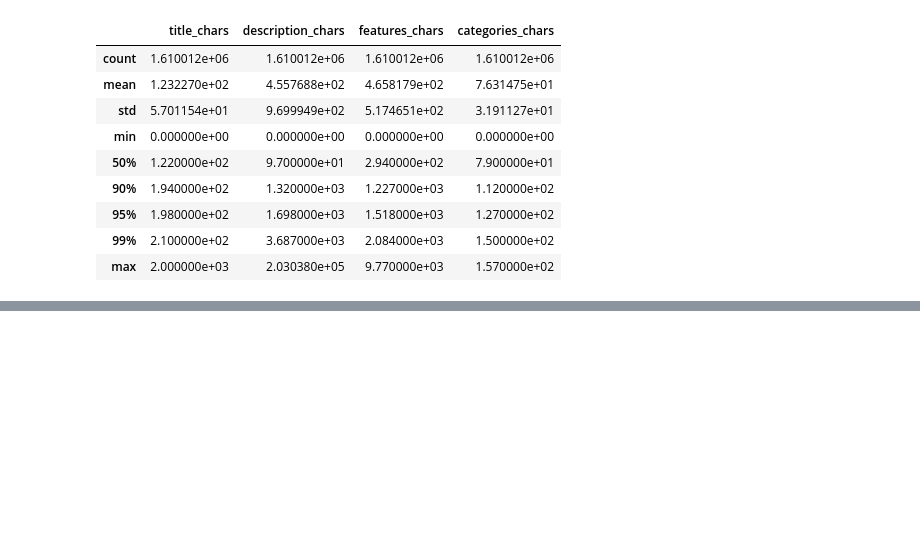
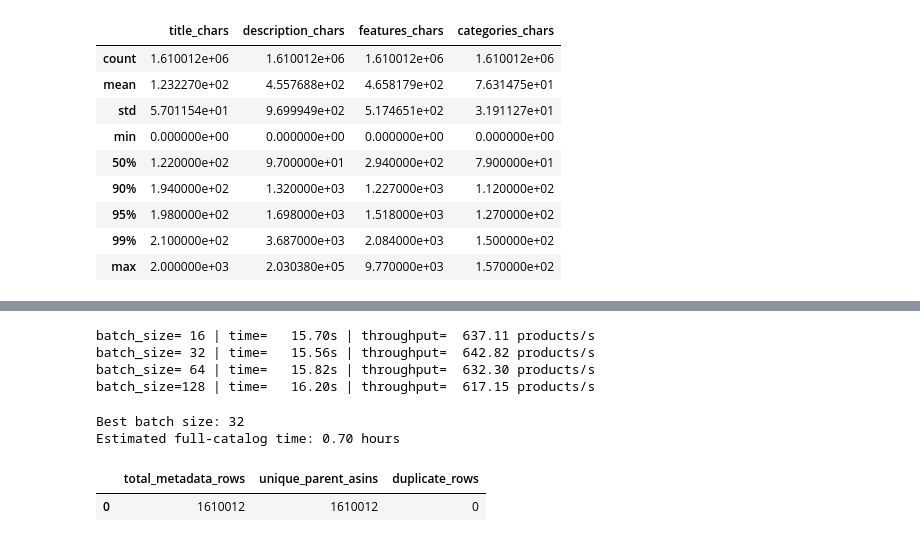
Before and after one commit to sr-ntr/cold-start-recommender, a Jupyter notebook: notebooks/03_preprocessing_feature_engineering.ipynb, the cells around one changed output, grey strips where cells are left out. Drawn from its saved outputs; the diff is of its cells as text; code cells hidden in the pictures; blank space fills up the shorter version.

```diff
--- a/notebooks/03_preprocessing_feature_engineering.ipynb
+++ b/notebooks/03_preprocessing_feature_engineering.ipynb
@@ -215,0 +568,79 @@ text_lengths.describe(percentiles=[0.5, 0.9, 0.95, 0.99])
+# %%
+import time
+
+batch_sizes = [16, 32, 64, 128]
+
+benchmark_results = []
+
+for batch_size in batch_sizes:
+    start_time = time.perf_counter()
+
+    embeddings = model.encode(
+        benchmark_texts,
+        batch_size=batch_size,
+        convert_to_numpy=True,
+        normalize_embeddings=True,
+        show_progress_bar=False,
+    )
+
+    elapsed = time.perf_counter() - start_time
+
+    throughput = len(benchmark_texts) / elapsed
+
+    benchmark_results.append({
+        "batch_size": batch_size,
+        "elapsed_seconds": elapsed,
+        "products_per_second": throughput,
+    })
+
+    print(
+        f"batch_size={batch_size:>3} | "
+        f"time={elapsed:>8.2f}s | "
+        f"throughput={throughput:>8.2f} products/s"
+    )
+# %% [output]
+batch_size= 16 | time=   15.70s | throughput=  637.11 products/s
+batch_size= 32 | time=   15.56s | throughput=  642.82 products/s
+batch_size= 64 | time=   15.82s | throughput=  632.30 products/s
+batch_size=128 | time=   16.20s | throughput=  617.15 products/s
+# %%
+best_result = max(
+    benchmark_results,
+    key=lambda x: x["products_per_second"]
+)
+
+catalog_size = 1_609_860
+
+estimated_seconds = (
+    catalog_size / best_result["products_per_second"]
+)
+
+estimated_hours = estimated_seconds / 3600
+
+print("Best batch size:", best_result["batch_size"])
+print(
+    "Estimated full-catalog time:",
+    f"{estimated_hours:.2f} hours"
+)
+# %% [output]
+Best batch size: 32
+Estimated full-catalog time: 0.70 hours
+# %%
+from pathlib import Path
+import duckdb
+
+PROJECT_ROOT = Path.cwd().parent
+metadata_path = PROJECT_ROOT / "data" / "raw" / "meta_Electronics.jsonl.gz"
+
+metadata_duplicate_check = con.sql(f"""
+    SELECT
+        COUNT(*) AS total_metadata_rows,
+        COUNT(DISTINCT parent_asin) AS unique_parent_asins,
+        COUNT(*) - COUNT(DISTINCT parent_asin) AS duplicate_rows
+    FROM read_json_auto('{metadata_path}')
+""").df()
+
+metadata_duplicate_check
+# %% [output]
+|  | total_metadata_rows | unique_parent_asins | duplicate_rows |
+| 0 | 1610012 | 1610012 | 0 |
```
Also changed, not shown: parts of 26 cells of this notebook, 5 other files.
